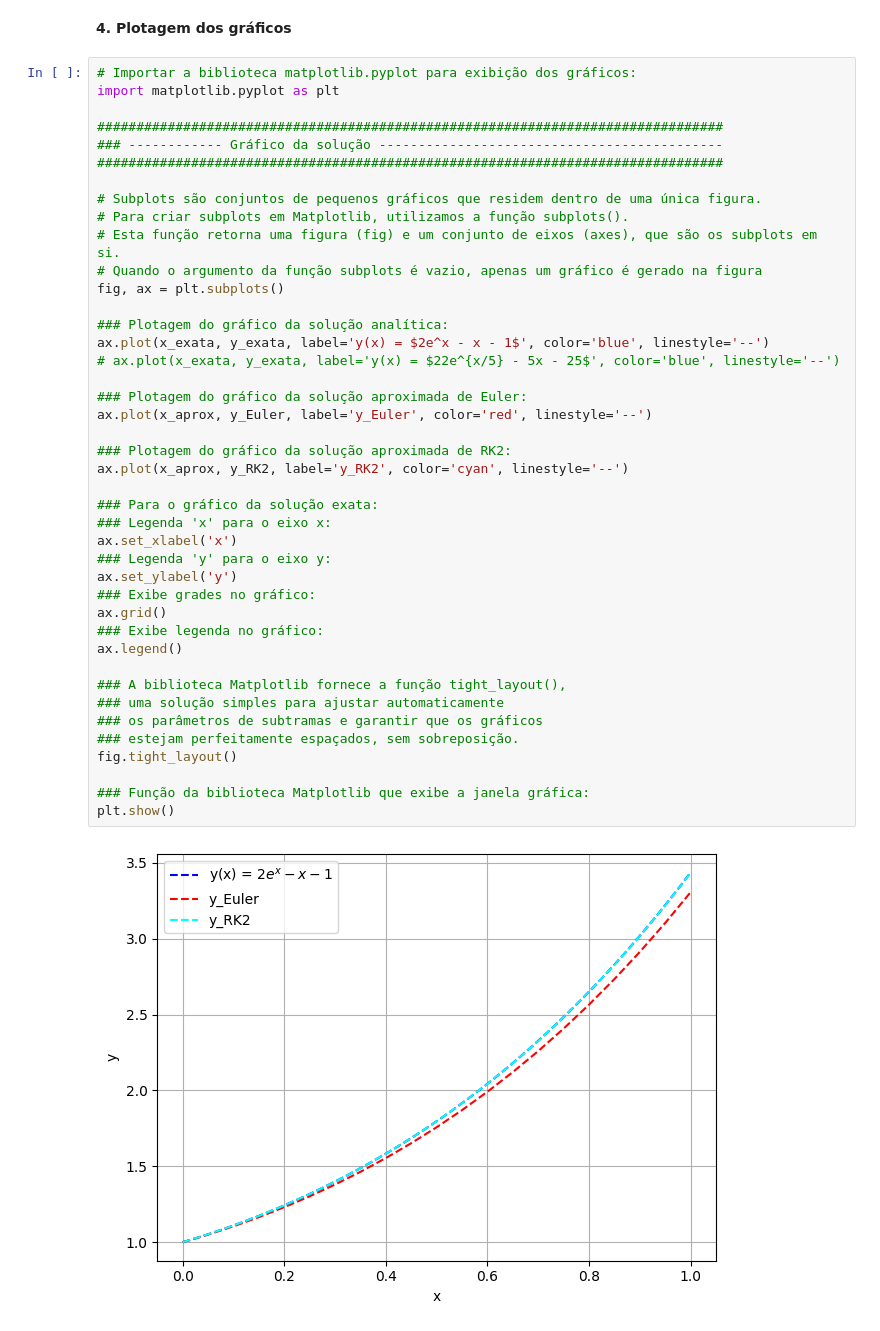
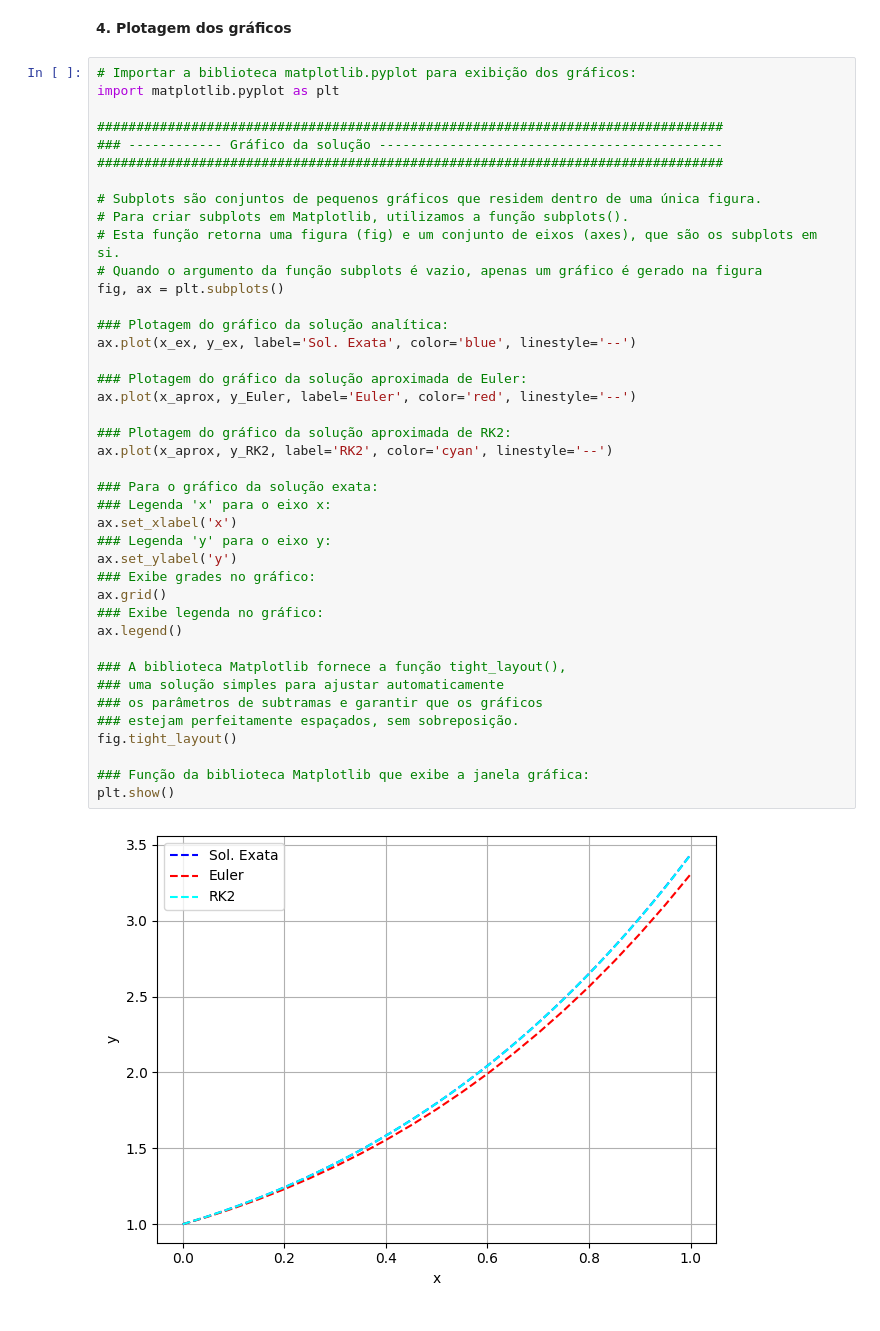
Before and after one commit to rodrigolrmadureira/CalculoNumericoUERJ, a Jupyter notebook: Python - Jupyter Notebook/Métodos numéricos para EDO/EDO_Euler_RK2.ipynb, the cells around one changed output. Saved outputs shown, nothing was run; the diff lists cells and outputs as text.

```diff
--- a/Python - Jupyter Notebook/Métodos numéricos para EDO/EDO_Euler_RK2.ipynb
+++ b/Python - Jupyter Notebook/Métodos numéricos para EDO/EDO_Euler_RK2.ipynb
@@ -152,35 +177,34 @@ import matplotlib.pyplot as plt
 # Para criar subplots em Matplotlib, utilizamos a função subplots().
 # Esta função retorna uma figura (fig) e um conjunto de eixos (axes), que são os subplots em si.
 # Quando o argumento da função subplots é vazio, apenas um gráfico é gerado na figura
 fig, ax = plt.subplots()
 
 ### Plotagem do gráfico da solução analítica:
-ax.plot(x_exata, y_exata, label='y(x) = $2e^x - x - 1$', color='blue', linestyle='--')
-# ax.plot(x_exata, y_exata, label='y(x) = $22e^{x/5} - 5x - 25$', color='blue', linestyle='--')
+ax.plot(x_ex, y_ex, label='Sol. Exata', color='blue', linestyle='--')
 
 ### Plotagem do gráfico da solução aproximada de Euler:
-ax.plot(x_aprox, y_Euler, label='y_Euler', color='red', linestyle='--')
+ax.plot(x_aprox, y_Euler, label='Euler', color='red', linestyle='--')
 
 ### Plotagem do gráfico da solução aproximada de RK2:
-ax.plot(x_aprox, y_RK2, label='y_RK2', color='cyan', linestyle='--')
+ax.plot(x_aprox, y_RK2, label='RK2', color='cyan', linestyle='--')
 
 ### Para o gráfico da solução exata:
 ### Legenda 'x' para o eixo x:
 ax.set_xlabel('x')
 ### Legenda 'y' para o eixo y:
 ax.set_ylabel('y')
 ### Exibe grades no gráfico:
 ax.grid()
 ### Exibe legenda no gráfico:
 ax.legend()
 
 ### A biblioteca Matplotlib fornece a função tight_layout(),
 ### uma solução simples para ajustar automaticamente
 ### os parâmetros de subtramas e garantir que os gráficos
 ### estejam perfeitamente espaçados, sem sobreposição.
 fig.tight_layout()
 
 ### Função da biblioteca Matplotlib que exibe a janela gráfica:
 plt.show()
 # %% [output]
-[figure, old version]
+[figure, new version]
```
Also changed, not shown: parts of 1 cell of this notebook.
